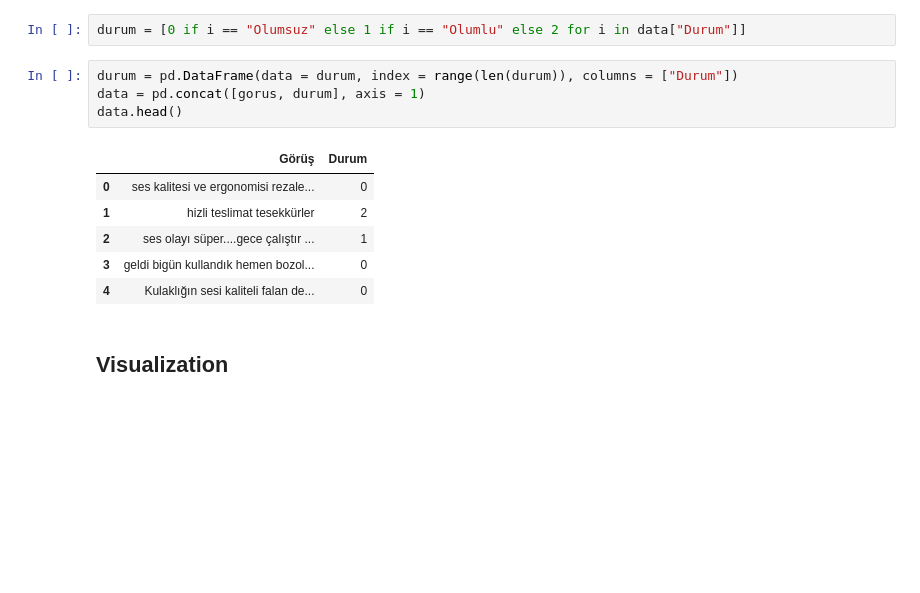
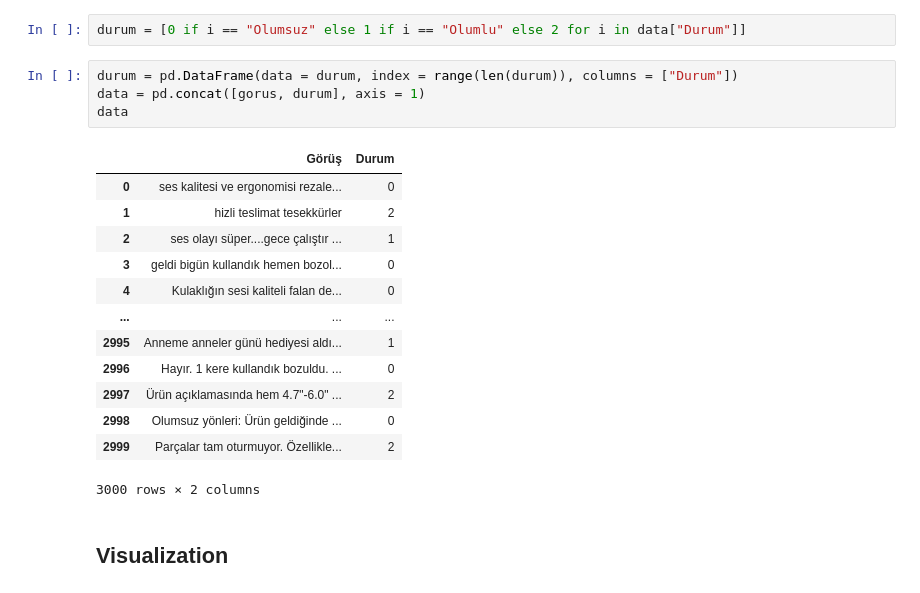
Before and after one commit to Gulfem93/MagazaYorumlariSementicAnalysis, a Jupyter notebook: MagazaYorumlarıSementicAnalysis.ipynb, the cells around one changed output. Saved outputs shown, nothing was run; the diff lists cells and outputs as text; blank space fills up the shorter version.

```diff
--- a/MagazaYorumlarıSementicAnalysis.ipynb
+++ b/MagazaYorumlarıSementicAnalysis.ipynb
@@ -86,14 +86,21 @@ durum = [0 if i == "Olumsuz" else 1 if i == "Olumlu" else 2 for i in data["Durum
 # %%
 durum = pd.DataFrame(data = durum, index = range(len(durum)), columns = ["Durum"])
 data = pd.concat([gorus, durum], axis = 1)
-data.head()
+data
 # %% [output]
 |  | Görüş | Durum |
 | 0 | ses kalitesi ve ergonomisi rezale... | 0 |
 | 1 | hizli teslimat tesekkürler | 2 |
 | 2 | ses olayı süper....gece çalıştır ... | 1 |
 | 3 | geldi bigün kullandık hemen bozol... | 0 |
 | 4 | Kulaklığın sesi kaliteli falan de... | 0 |
+| ... | ... | ... |
+| 2995 | Anneme anneler günü hediyesi aldı... | 1 |
+| 2996 | Hayır. 1 kere kullandık bozuldu. ... | 0 |
+| 2997 | Ürün açıklamasında hem 4.7"-6.0" ... | 2 |
+| 2998 | Olumsuz yönleri: Ürün geldiğinde ... | 0 |
+| 2999 | Parçalar tam oturmuyor. Özellikle... | 2 |
+3000 rows × 2 columns
 # %% [markdown]
 <a id = "4"></a><b>
 ## Visualization
```
Also changed, not shown: parts of 18 cells of this notebook.
